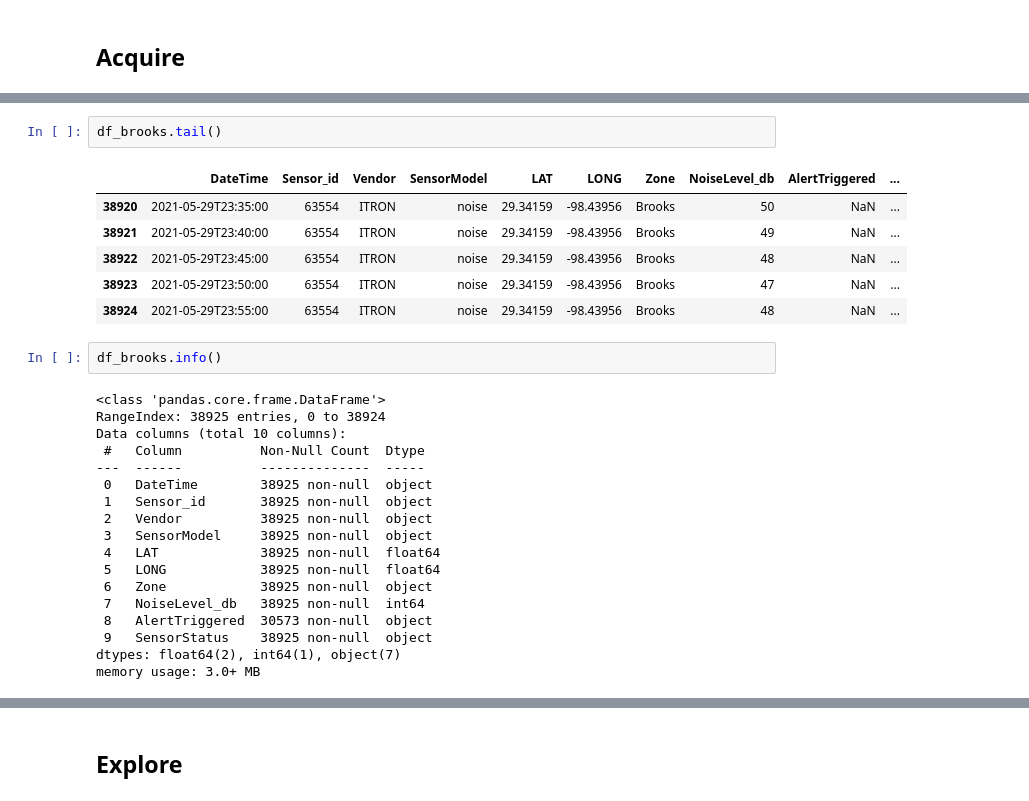
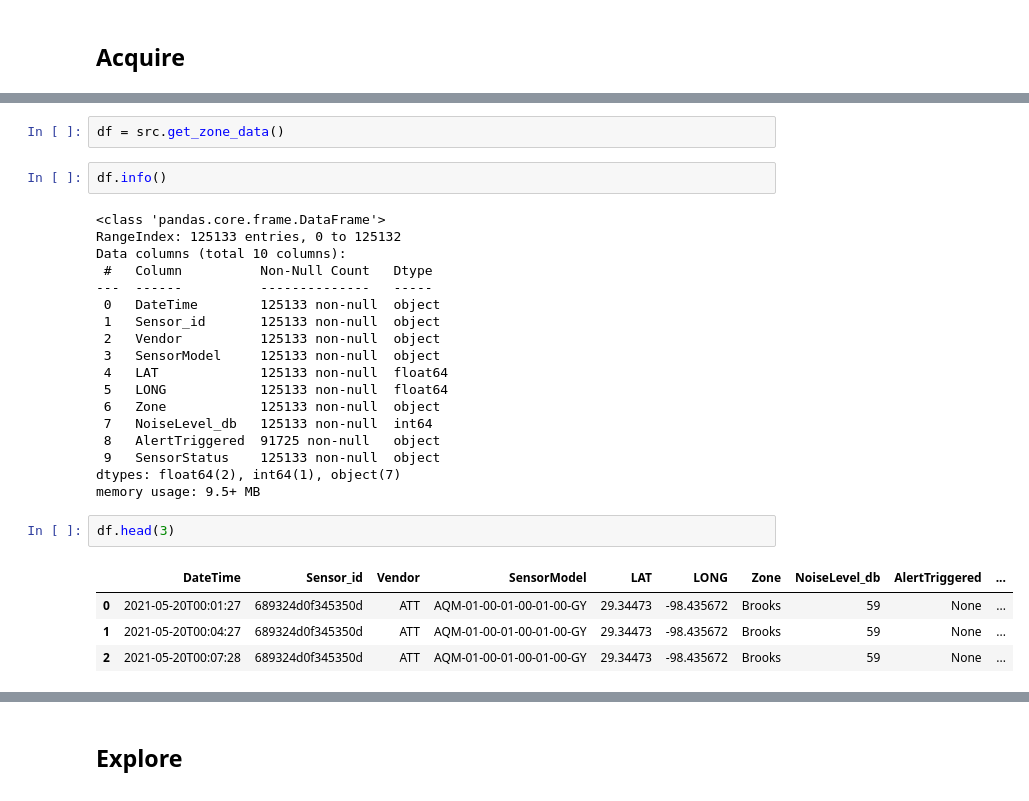
Before and after one commit to Promeos/Smart_San_Antonio, a Jupyter notebook: MVP.ipynb, the cells around one changed output, grey strips where cells are left out. Cells and saved outputs as stored; diff of their text form.

```diff
--- a/MVP.ipynb
+++ b/MVP.ipynb
@@ -28,29 +22,29 @@ df_brooks.head()
-# %%
-df_brooks.tail()
-# %% [output]
-|  | DateTime | Sensor_id | Vendor | SensorModel | LAT | LONG | Zone | NoiseLevel_db | AlertTriggered | ... |
-| 38920 | 2021-05-29T23:35:00 | 63554 | ITRON | noise | 29.34159 | -98.43956 | Brooks | 50 | NaN | ... |
-| 38921 | 2021-05-29T23:40:00 | 63554 | ITRON | noise | 29.34159 | -98.43956 | Brooks | 49 | NaN | ... |
-| 38922 | 2021-05-29T23:45:00 | 63554 | ITRON | noise | 29.34159 | -98.43956 | Brooks | 48 | NaN | ... |
-| 38923 | 2021-05-29T23:50:00 | 63554 | ITRON | noise | 29.34159 | -98.43956 | Brooks | 47 | NaN | ... |
-| 38924 | 2021-05-29T23:55:00 | 63554 | ITRON | noise | 29.34159 | -98.43956 | Brooks | 48 | NaN | ... |
+# %%
+df = src.get_zone_data()
 # %%
-df_brooks.info()
+df.info()
 # %% [output]
 <class 'pandas.core.frame.DataFrame'>
-RangeIndex: 38925 entries, 0 to 38924
+RangeIndex: 125133 entries, 0 to 125132
 Data columns (total 10 columns):
- #   Column          Non-Null Count  Dtype
----  ------          --------------  -----
- 0   DateTime        38925 non-null  object
- 1   Sensor_id       38925 non-null  object
- 2   Vendor          38925 non-null  object
- 3   SensorModel     38925 non-null  object
- 4   LAT             38925 non-null  float64
- 5   LONG            38925 non-null  float64
- 6   Zone            38925 non-null  object
- 7   NoiseLevel_db   38925 non-null  int64
- 8   AlertTriggered  30573 non-null  object
- 9   SensorStatus    38925 non-null  object
+ #   Column          Non-Null Count   Dtype
+---  ------          --------------   -----
+ 0   DateTime        125133 non-null  object
+ 1   Sensor_id       125133 non-null  object
+ 2   Vendor          125133 non-null  object
+ 3   SensorModel     125133 non-null  object
+ 4   LAT             125133 non-null  float64
+ 5   LONG            125133 non-null  float64
+ 6   Zone            125133 non-null  object
+ 7   NoiseLevel_db   125133 non-null  int64
+ 8   AlertTriggered  91725 non-null   object
+ 9   SensorStatus    125133 non-null  object
 dtypes: float64(2), int64(1), object(7)
-memory usage: 3.0+ MB
+memory usage: 9.5+ MB
+# %%
+df.head(3)
+# %% [output]
+|  | DateTime | Sensor_id | Vendor | SensorModel | LAT | LONG | Zone | NoiseLevel_db | AlertTriggered | ... |
+| 0 | 2021-05-20T00:01:27 | 689324d0f345350d | ATT | AQM-01-00-01-00-01-00-GY | 29.34473 | -98.435672 | Brooks | 59 | None | ... |
+| 1 | 2021-05-20T00:04:27 | 689324d0f345350d | ATT | AQM-01-00-01-00-01-00-GY | 29.34473 | -98.435672 | Brooks | 59 | None | ... |
+| 2 | 2021-05-20T00:07:28 | 689324d0f345350d | ATT | AQM-01-00-01-00-01-00-GY | 29.34473 | -98.435672 | Brooks | 59 | None | ... |
```
Also changed, not shown: parts of 37 cells of this notebook, 14 other files.
